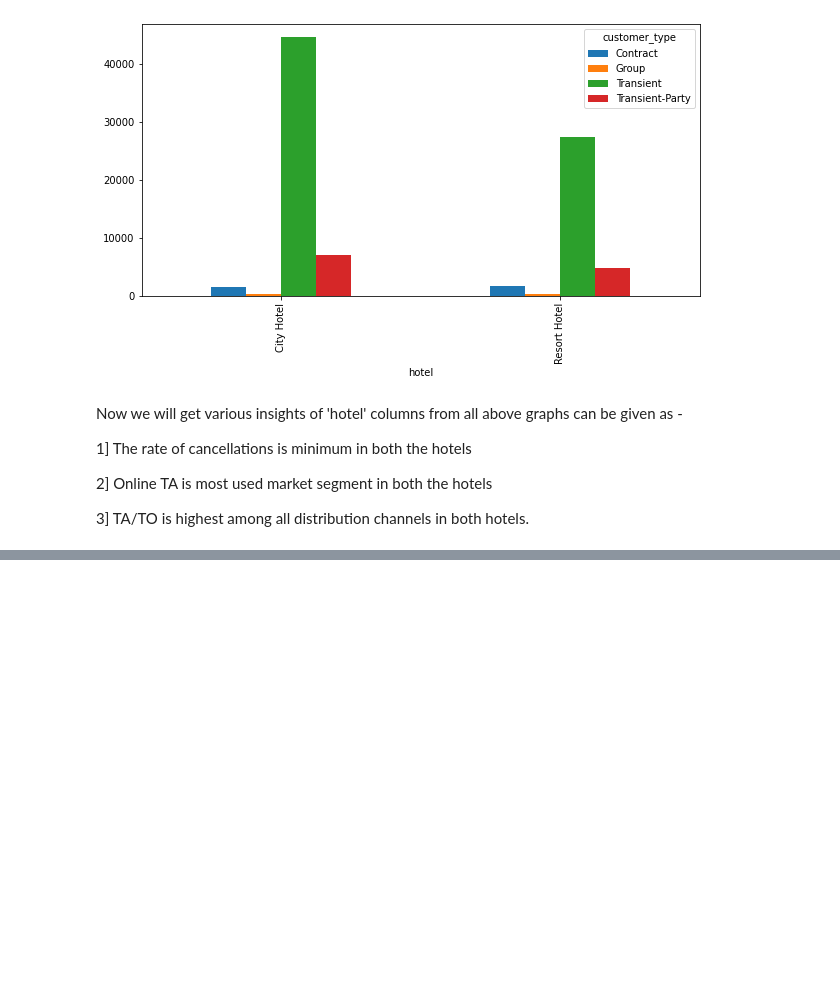
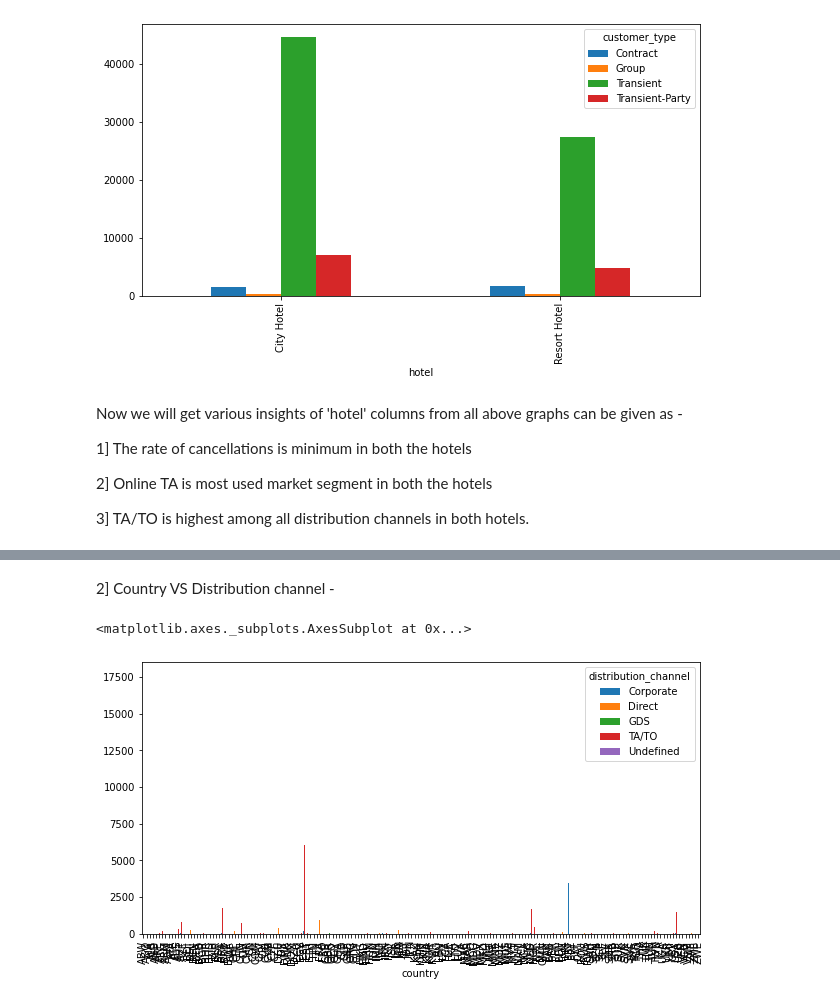
Before and after one commit to Vaishnavipadwad/HOTEL-BOOKING-ANALYSIS, a Jupyter notebook: Hotel_Booking_Analysis1.ipynb, the cells around one changed output, grey strips where cells are left out. Drawn from its saved outputs; the diff is of its cells as text; code cells hidden in the pictures; blank space fills up the shorter version.

```diff
--- a/Hotel_Booking_Analysis1.ipynb
+++ b/Hotel_Booking_Analysis1.ipynb
@@ -241,0 +252,8 @@ Now we will get various insights of 'hotel' columns from all above graphs can be
+# %% [markdown]
+2] Country VS Distribution channel -
+# %%
+df11 = df.groupby(['country','distribution_channel']).size().unstack()
+df11.plot(kind="bar",figsize=(10,5))
+# %% [output]
+<matplotlib.axes._subplots.AxesSubplot at 0x...>
+[figure, added]
```
Also changed, not shown: parts of 8 cells of this notebook.
